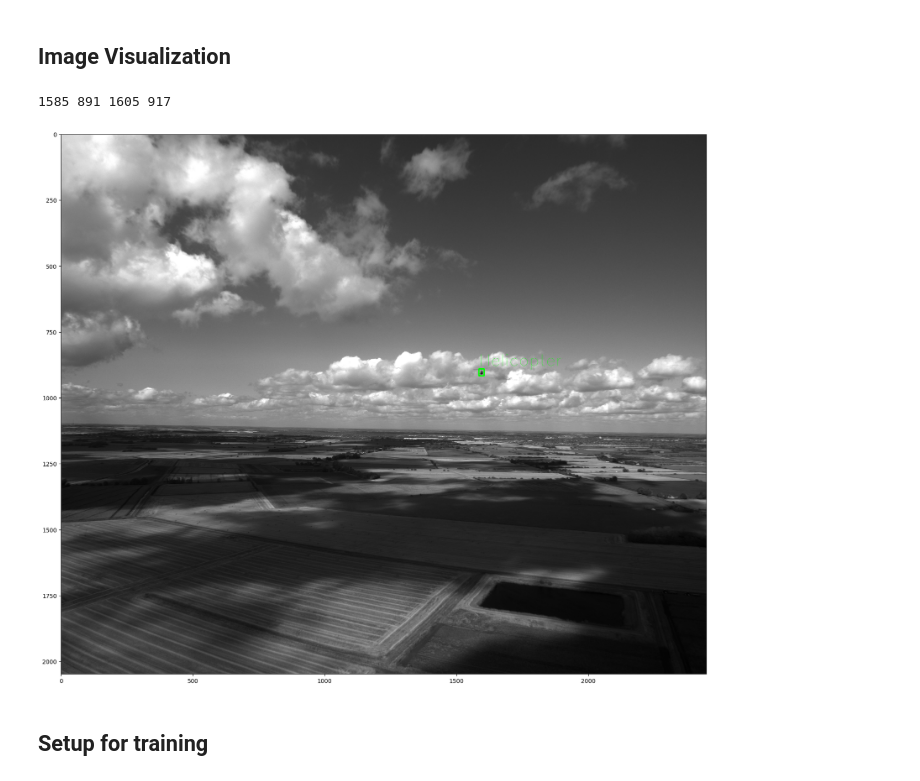
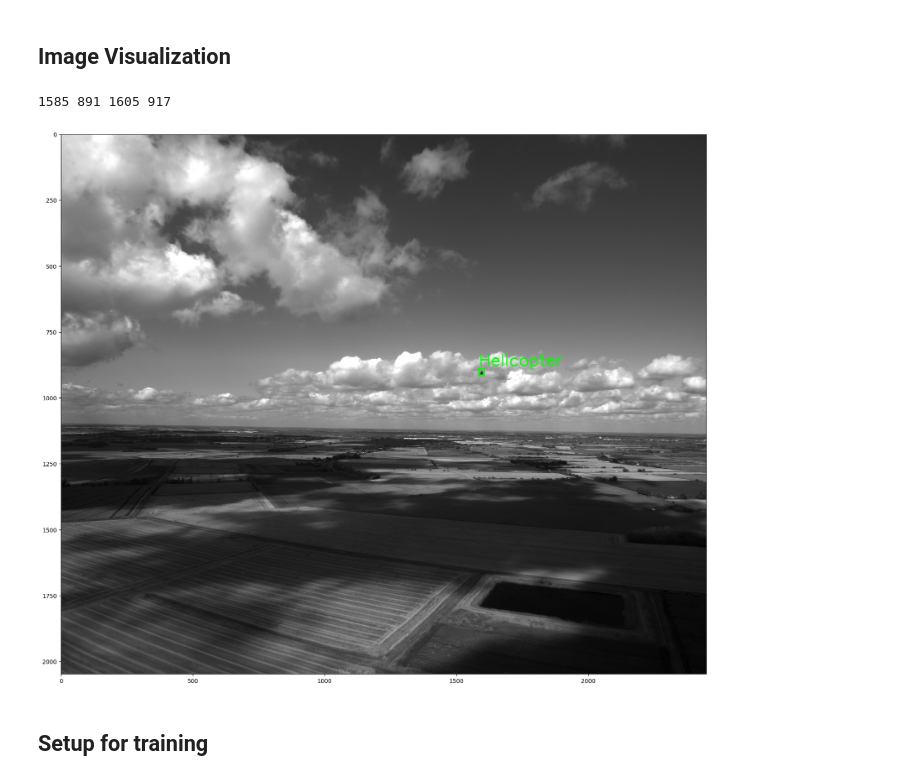
Before and after one commit to carson-edmonds/AAI-590_Group-3_Capstone, a Jupyter notebook: ViT_model.ipynb, the cells around one changed output. Saved outputs shown, nothing was run; the diff lists cells and outputs as text; code cells hidden in the pictures.

```diff
--- a/ViT_model.ipynb
+++ b/ViT_model.ipynb
@@ -259,34 +283,34 @@ def drawBoundingBoxes(imageInputPath, imageOutputPath, inferenceResults, color):
     for res in inferenceResults:
         left = int(res['left'])
         top = int(res['top'])
         right = int(res['left']) + int(res['width'])
         bottom = int(res['top']) + int(res['height'])
         label = res['label']
         imgHeight, imgWidth, _ = imageData.shape
         thick = int((imgHeight + imgWidth) // 900)
         print (left, top, right, bottom)
         cv2.rectangle(imageData,(left, top), (right, bottom), color, thick)
-        cv2.putText(imageData, label, (left, top - 12), 0, 1e-3 * imgHeight, color, thick//3)
+        cv2.putText(imageData, label, (left, top - 12), 0, 1e-3 * imgHeight, color, thick)
     plt.imshow(imageData)
 
 target_image = download_images[0][0]
 color = (0,255,0)
 img_root = 'part1'
 frame_df = train_df[df["image_path"] == target_image]
 boxes = []
 for idx,ob in frame_df.iterrows():
   label,left,top,width,height = ob['object_type'],ob['left'],ob['top'],ob['width'],ob['height']
   box = {}
   box['left'] = left
   box['top'] = top
   box['width'] = width
   box['height'] = height
   box['label'] = label
   boxes.append(box)
 
 drawBoundingBoxes(os.path.join(img_root,target_image),'output.png',boxes,color)
 # %% [output]
 1585 891 1605 917
-[figure, old version]
+[figure, new version]
 # %% [markdown]
 ## Setup for training
```
Also changed, not shown: parts of 5 cells of this notebook.
